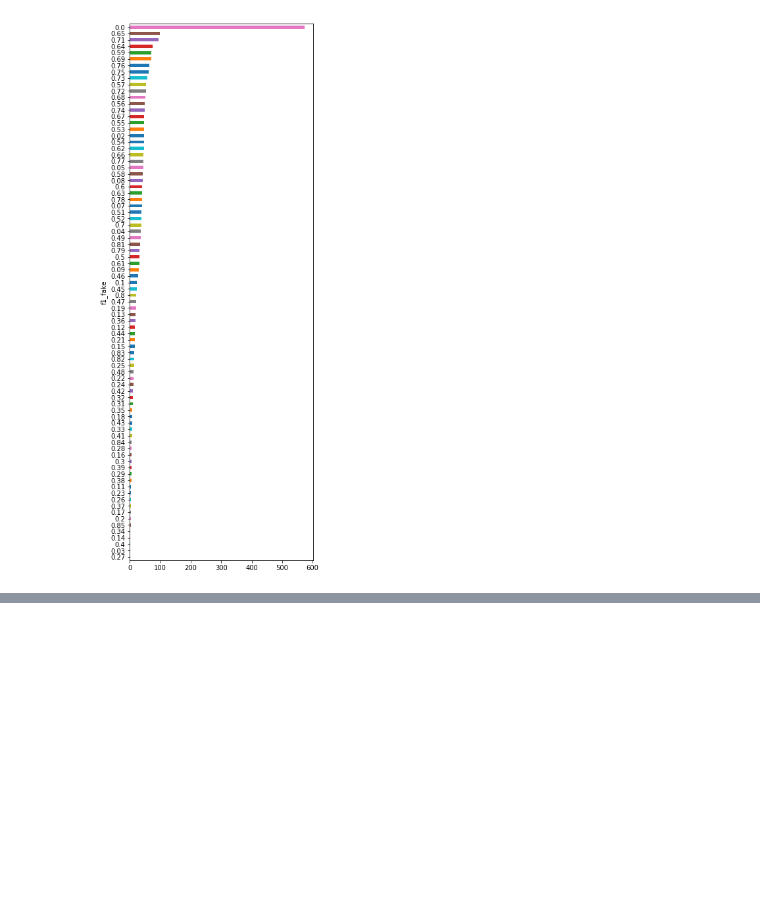
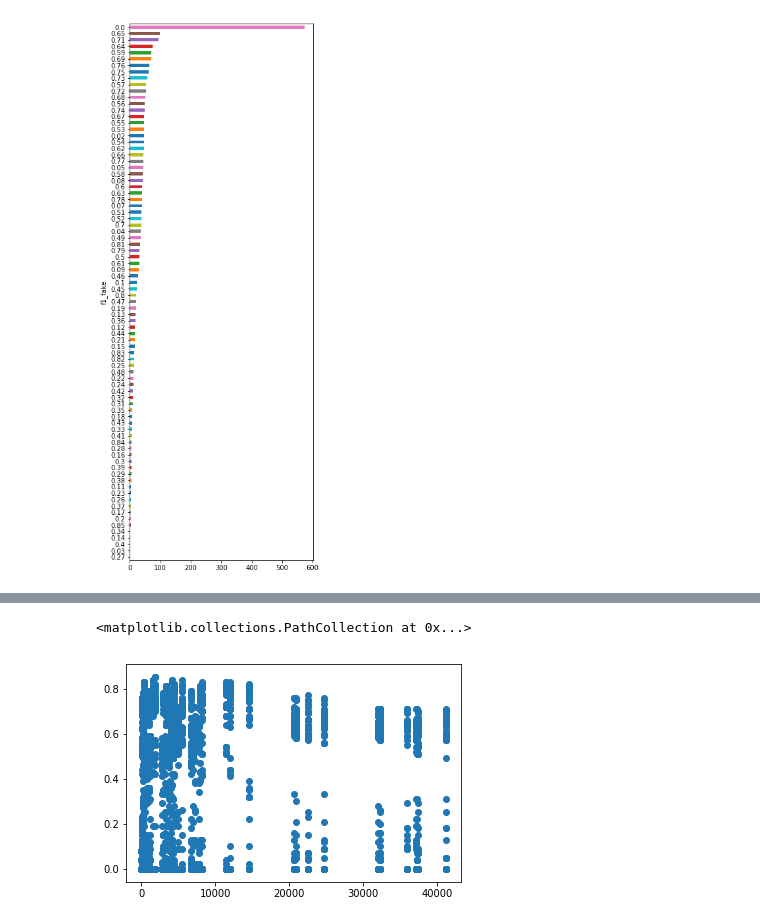
Before and after one commit to MaazAmjad/Urdu_Fake_News, a Jupyter notebook: ResultAnalysis.ipynb, the cells around one changed output, grey strips where cells are left out. Cells and saved outputs as stored; diff of their text form; code cells hidden in the pictures; blank space fills up the shorter version.

```diff
--- a/ResultAnalysis.ipynb
+++ b/ResultAnalysis.ipynb
@@ -435,0 +563,5 @@ results.groupby('f1_fake').size().sort_values().plot(kind='barh')
+# %%
+plt.scatter(results['total_feat_num'], results['f1_fake'])
+# %% [output]
+<matplotlib.collections.PathCollection at 0x...>
+[figure, added]
```
Also changed, not shown: parts of 29 cells of this notebook.
